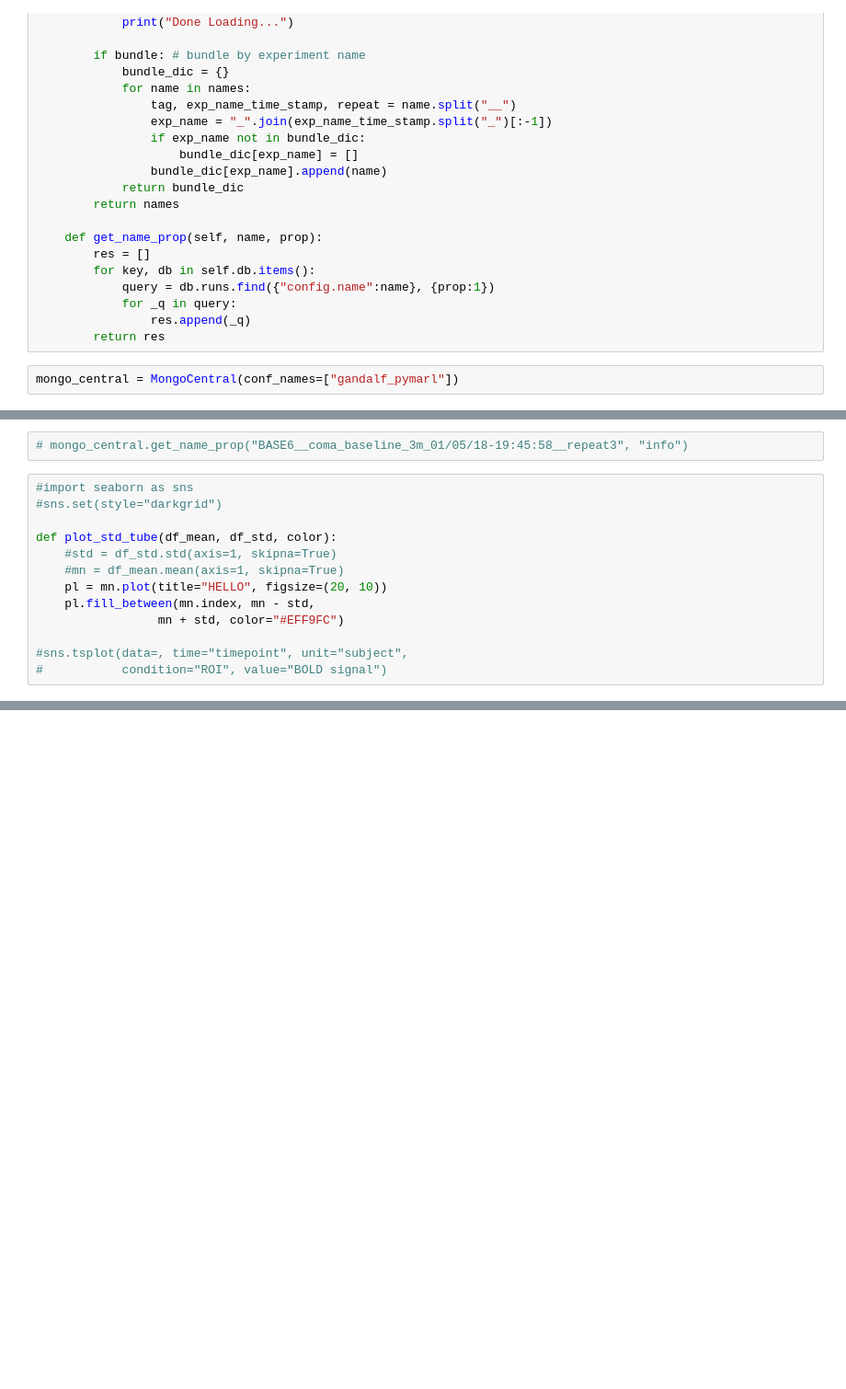
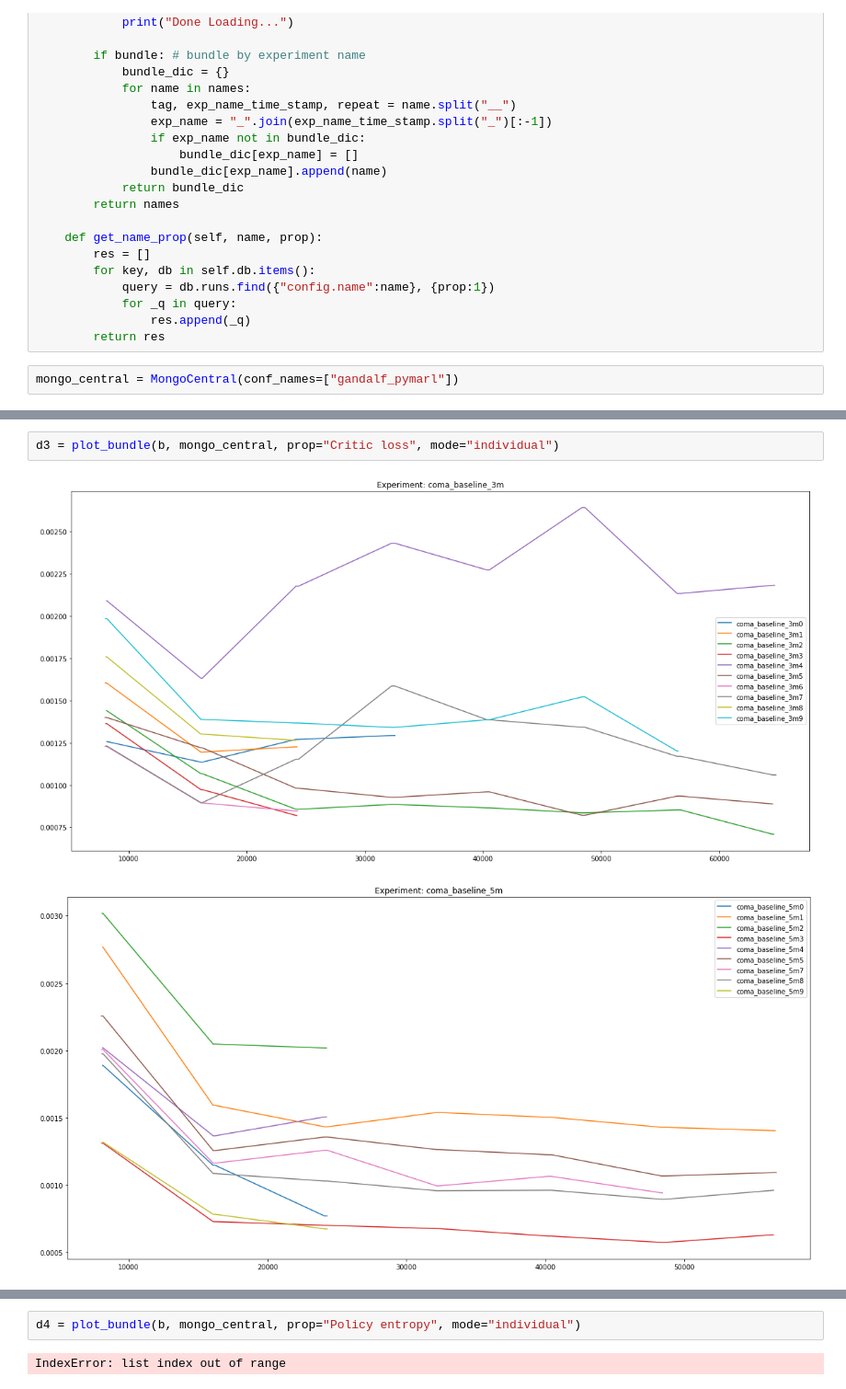
Before and after one commit to benellis3/mappo, a Jupyter notebook: analysis/coma_baselines/Analysis1.ipynb, the cells around one changed output, grey strips where cells are left out. Shown at 92% size. Saved outputs shown, nothing was run; the diff lists cells and outputs as text; blank space fills up the shorter version.

```diff
--- a/analysis/coma_baselines/Analysis1.ipynb
+++ b/analysis/coma_baselines/Analysis1.ipynb
@@ -147,15 +151,5 @@ d2 = plot_bundle(b, mongo_central, prop="Win rate test", mode="individual")
-# %%
-# mongo_central.get_name_prop("BASE6__coma_baseline_3m_01/05/18-19:45:58__repeat3", "info")
-# %%
-#import seaborn as sns
-#sns.set(style="darkgrid")
-
-def plot_std_tube(df_mean, df_std, color):
-    #std = df_std.std(axis=1, skipna=True)
-    #mn = df_mean.mean(axis=1, skipna=True)
-    pl = mn.plot(title="HELLO", figsize=(20, 10))
-    pl.fill_between(mn.index, mn - std,
-                 mn + std, color="#EFF9FC")
-
-#sns.tsplot(data=, time="timepoint", unit="subject",
-#           condition="ROI", value="BOLD signal")
+# %%
+d3 = plot_bundle(b, mongo_central, prop="Critic loss", mode="individual")
+# %% [output]
+[figure, added]
+[figure, added]
@@ -161,0 +157,4 @@ def plot_std_tube(df_mean, df_std, color):
+# %%
+d4 = plot_bundle(b, mongo_central, prop="Policy entropy", mode="individual")
+# %% [output]
+IndexError: list index out of range
```
Also changed, not shown: parts of 5 cells of this notebook, 5 other files.
